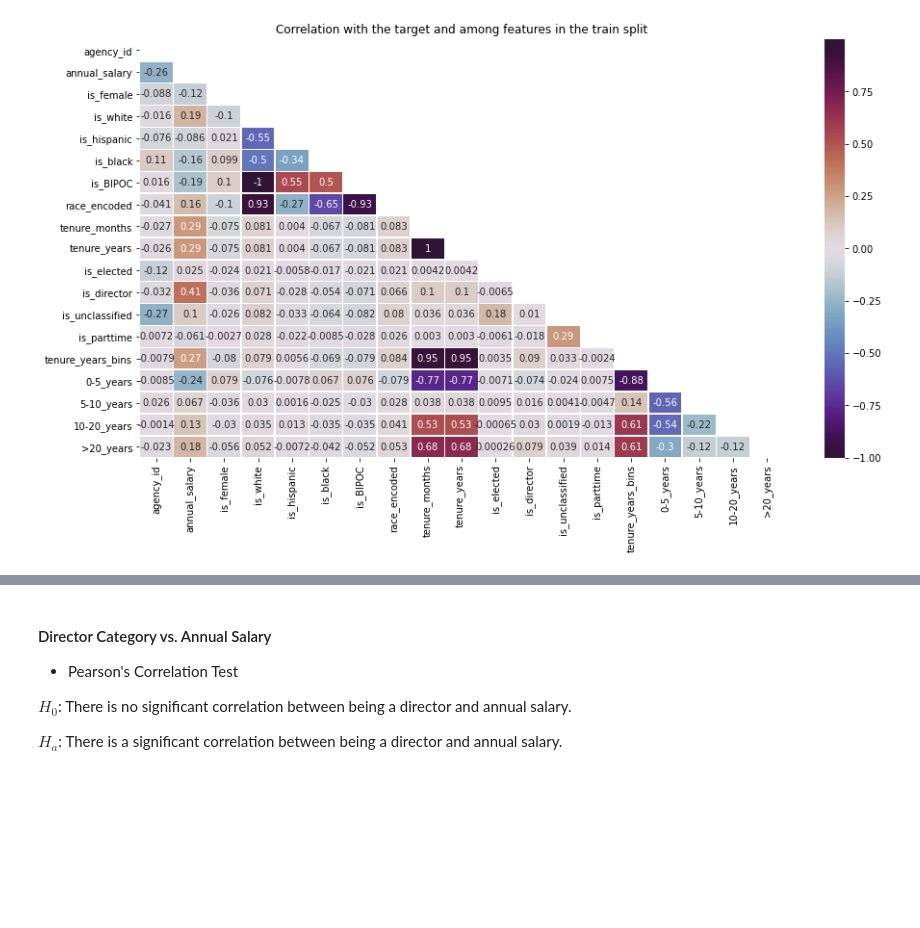
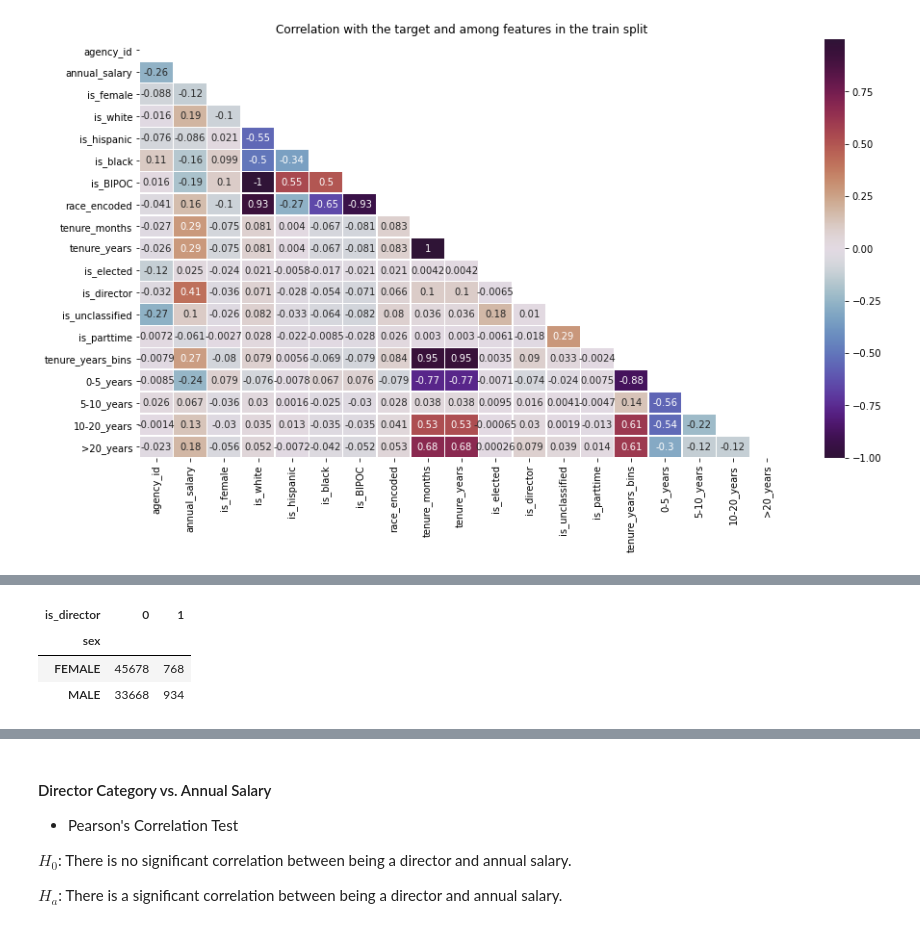
Before and after one commit to Texas-Government-Employee-Salaries/Predicting-Salaries, a Jupyter notebook: final_notebook.ipynb, the cells around one changed output, grey strips where cells are left out. Saved outputs shown, nothing was run; the diff lists cells and outputs as text; code cells hidden in the pictures; blank space fills up the shorter version.

```diff
--- a/final_notebook.ipynb
+++ b/final_notebook.ipynb
@@ -506,0 +560,9 @@ Based on our EDA, we will be testing the following hypotheses:
+# %%
+# crosstab to make a 'contingency' table
+observed = pd.crosstab(train.sex, train.is_director)
+observed
+# %% [output]
+| is_director | 0 | 1 |
+| sex |  |  |
+| FEMALE | 45678 | 768 |
+| MALE | 33668 | 934 |
```
Also changed, not shown: parts of 25 cells of this notebook.
